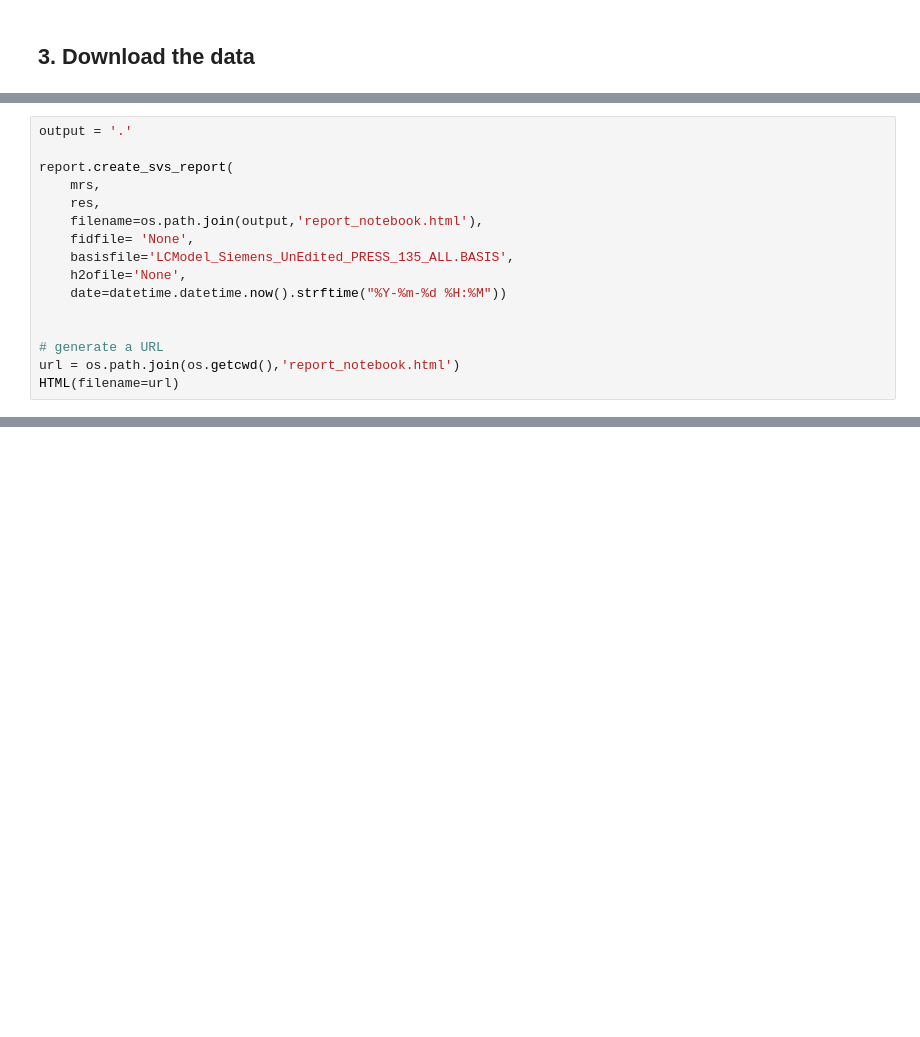
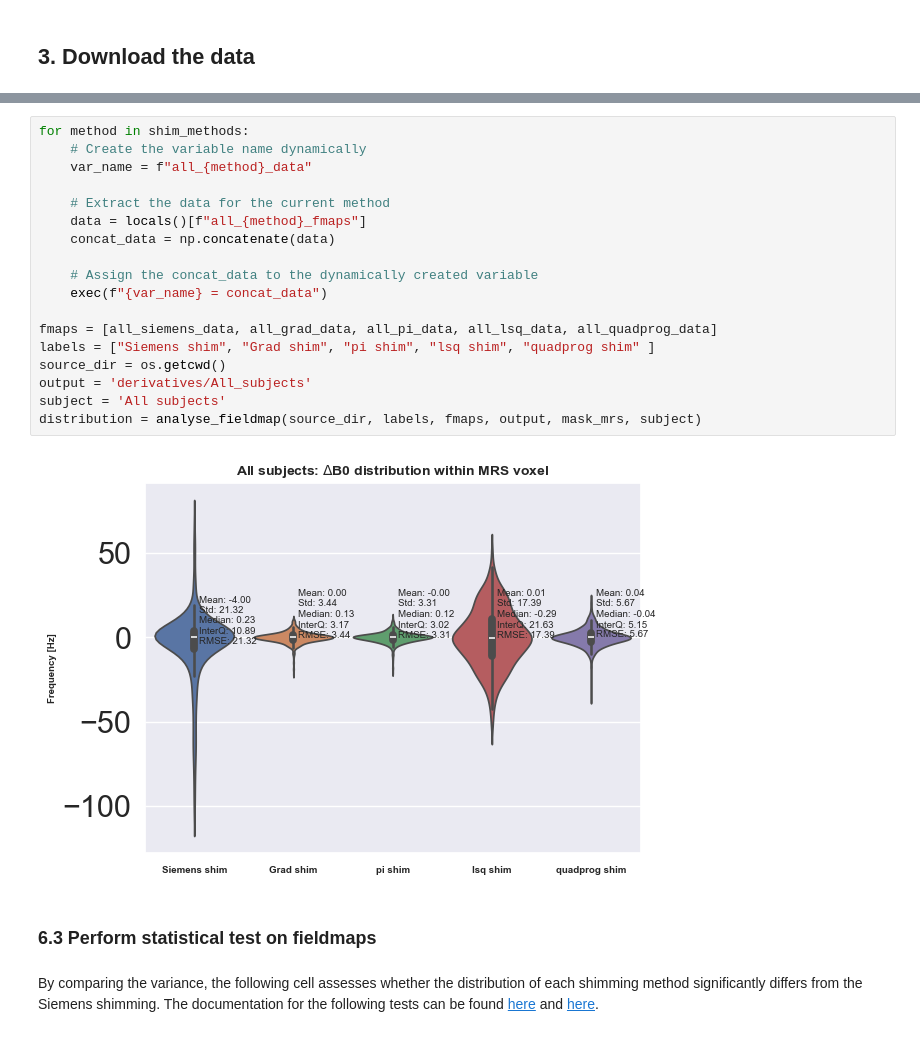
Before and after one commit to neuropoly/single_voxel_mrs_b0_shimming, a Jupyter notebook: SVS_processing.ipynb, the cells around one changed output, grey strips where cells are left out. Saved outputs shown, nothing was run; the diff lists cells and outputs as text; blank space fills up the shorter version.

```diff
--- a/SVS_processing.ipynb
+++ b/SVS_processing.ipynb
@@ -236,16 +75,0 @@ _ = plotting.plot_fit(mrs, res)
-# %%
-output = '.'
-
-report.create_svs_report(
-    mrs,
-    res,
-    filename=os.path.join(output,'report_notebook.html'),
-    fidfile= 'None',
-    basisfile='LCModel_Siemens_UnEdited_PRESS_135_ALL.BASIS',
-    h2ofile='None',
-    date=datetime.datetime.now().strftime("%Y-%m-%d %H:%M"))
-
-
-# generate a URL
-url = os.path.join(os.getcwd(),'report_notebook.html')
-HTML(filename=url)
@@ -274,0 +335,25 @@ divide by zero encountered in divide
+# %%
+for method in shim_methods:
+    # Create the variable name dynamically
+    var_name = f"all_{method}_data"
+
+    # Extract the data for the current method
+    data = locals()[f"all_{method}_fmaps"]
+    concat_data = np.concatenate(data)
+
+    # Assign the concat_data to the dynamically created variable
+    exec(f"{var_name} = concat_data")
+
+fmaps = [all_siemens_data, all_grad_data, all_pi_data, all_lsq_data, all_quadprog_data]
+labels = ["Siemens shim", "Grad shim", "pi shim", "lsq shim", "quadprog shim" ]
+source_dir = os.getcwd()
+output = 'derivatives/All_subjects'
+subject = 'All subjects'
+distribution = analyse_fieldmap(source_dir, labels, fmaps, output, mask_mrs, subject)
+# %% [output]
+[figure, added]
+# %% [markdown]
+### 6.3 Perform statistical test on fieldmaps
+# %% [markdown]
+By comparing the variance, the following cell assesses whether the distribution of each shimming method significantly differs from the Siemens shimming.
+The documentation for the following tests can be found [here](https://docs.scipy.org/doc/scipy-1.11.4/reference/generated/scipy.stats.shapiro.html) and [here](https://docs.scipy.org/doc/scipy/reference/generated/scipy.stats.levene.html).
```
Also changed, not shown: parts of 52 cells of this notebook.
